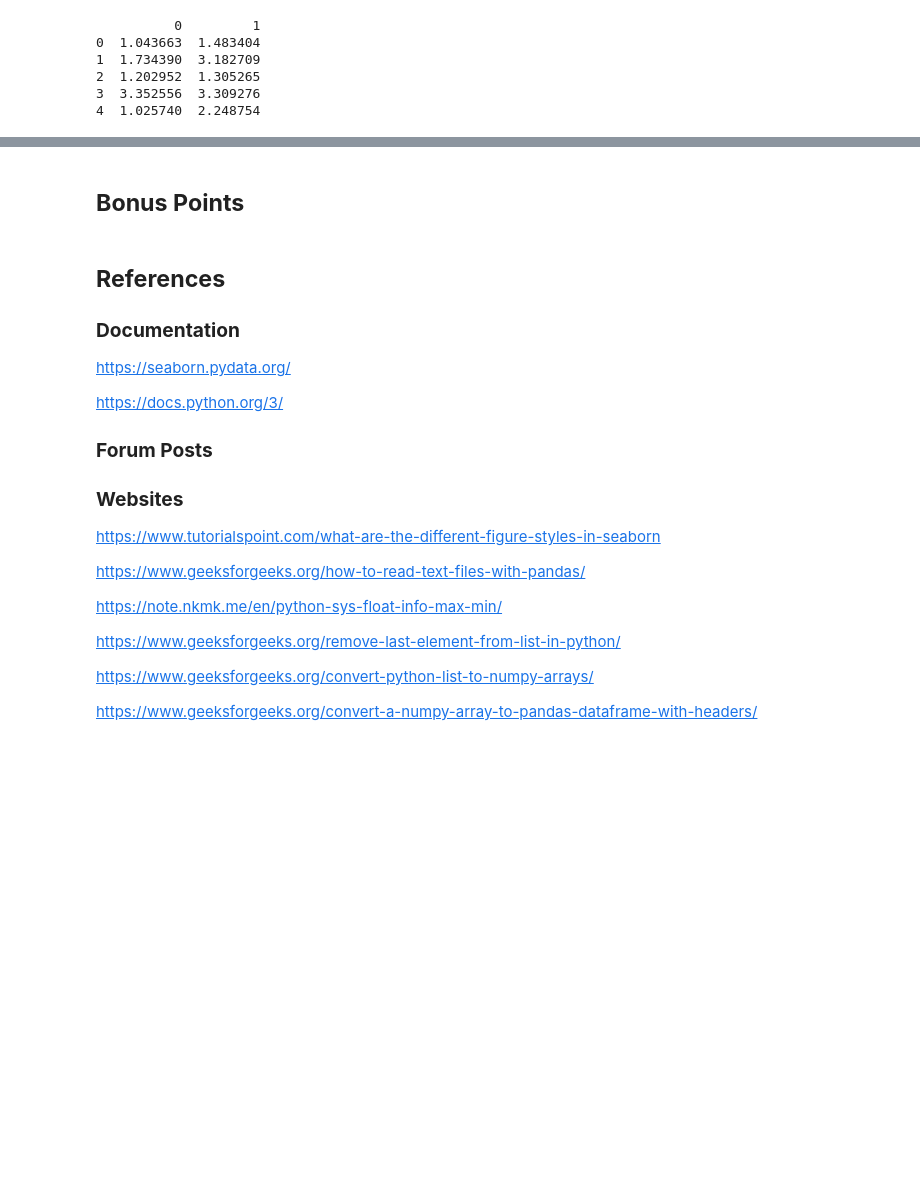
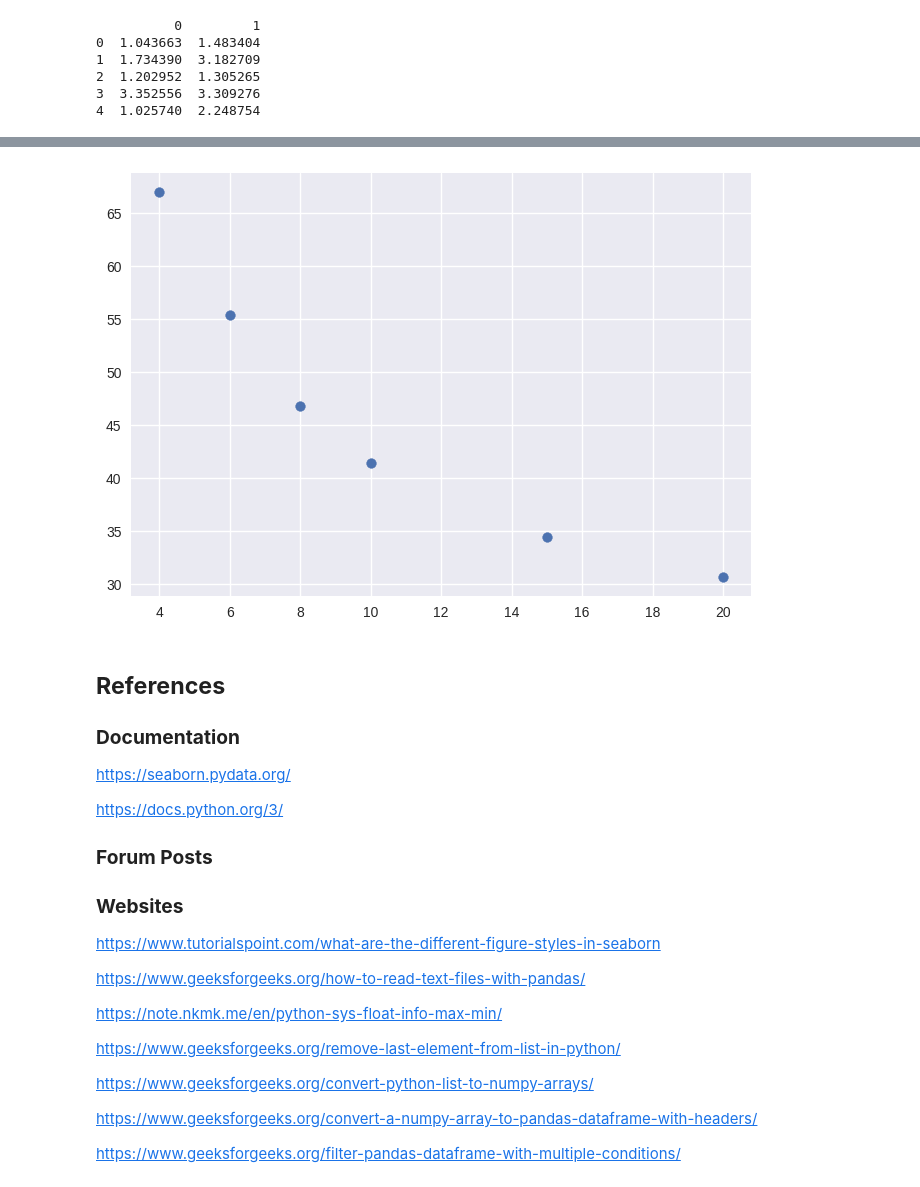
Before and after one commit to Tazering/UVA-CS, a Jupyter notebook: CS-3501_Zhang/PS2/tkj9ep_PS2.ipynb, the cells around one changed output, grey strips where cells are left out. Cells and saved outputs as stored; diff of their text form; code cells hidden in the pictures; blank space fills up the shorter version.

```diff
--- a/CS-3501_Zhang/PS2/tkj9ep_PS2.ipynb
+++ b/CS-3501_Zhang/PS2/tkj9ep_PS2.ipynb
@@ -392,5 +424,18 @@ Seed:  100 Distance: 67.10974469906357
-# %% [markdown]
-## **Bonus Points**
+# %%
+k_list = [4, 6, 8, 10, 15, 20] # list of k values
+distance_scores = [] # distances
+
+n_k = len(k_list)
+
+for k in k_list:
+  datapoints_list, centroids = k_means(dataset_2d, k, iteration_limit=1000)
+  distance = calculate_distance_score(datapoints_list, centroids)
+  distance_scores.append(distance)
+
+plt.scatter(x = k_list, y = distance_scores)
+plt.show()
+# %% [output]
+[figure, added]
 # %% [markdown]
 ## **References**
 
@@ -416,3 +461,5 @@ https://www.geeksforgeeks.org/remove-last-element-from-list-in-python/
 https://www.geeksforgeeks.org/convert-python-list-to-numpy-arrays/
 
 https://www.geeksforgeeks.org/convert-a-numpy-array-to-pandas-dataframe-with-headers/
+
+https://www.geeksforgeeks.org/filter-pandas-dataframe-with-multiple-conditions/
```
Also changed, not shown: parts of 8 cells of this notebook.
